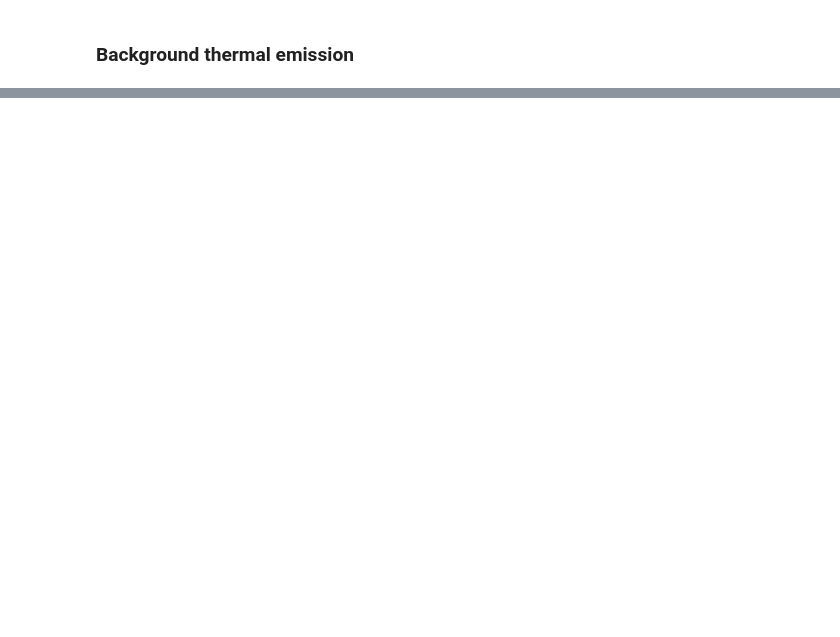
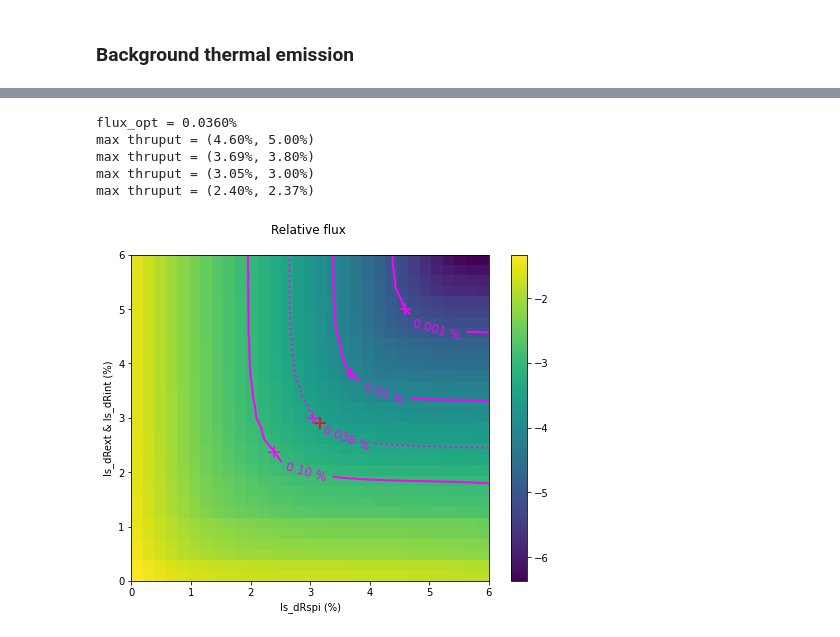
Before and after one commit to vortex-exoplanet/HEEPS, a Jupyter notebook: tools/pupil/pupil_blurring_IMG.ipynb, the cells around one changed output, grey strips where cells are left out. Saved outputs shown, nothing was run; the diff lists cells and outputs as text; code cells hidden in the pictures; blank space fills up the shorter version.

```diff
--- a/tools/pupil/pupil_blurring_IMG.ipynb
+++ b/tools/pupil/pupil_blurring_IMG.ipynb
@@ -257,0 +205,2 @@ plt.savefig('Pupil_blurring/HuygensPSF+6mmPiston/2D_map_rel_bgrd_flux.png', dpi=
+# %%
+flux, thruput = multi_flux_thruput(pup_conv, 1)
@@ -257,0 +210,9 @@ plt.savefig('Pupil_blurring/HuygensPSF+6mmPiston/2D_map_rel_bgrd_flux.png', dpi=
+# %%
+plot_rel_flux(flux, thruput, 1)
+# %% [output]
+flux_opt = 0.0360%
+max thruput = (4.60%, 5.00%)
+max thruput = (3.69%, 3.80%)
+max thruput = (3.05%, 3.00%)
+max thruput = (2.40%, 2.37%)
+[figure, added]
```
Also changed, not shown: parts of 38 cells of this notebook.
